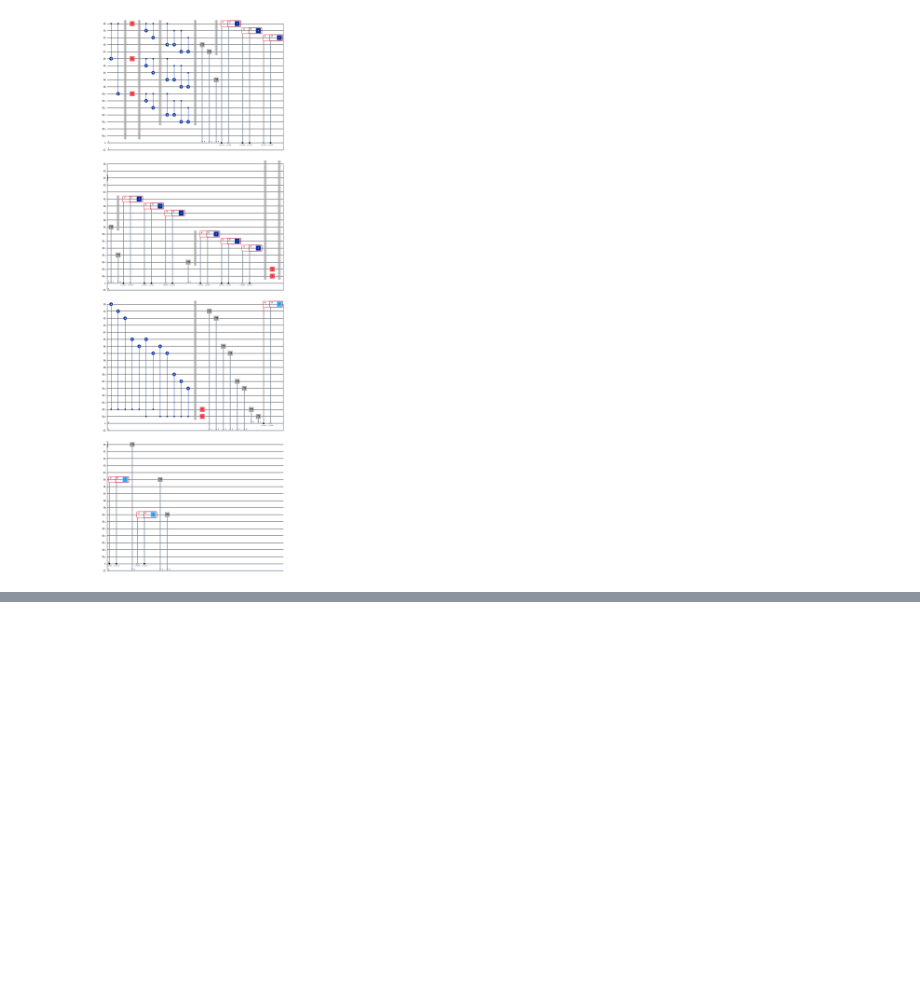
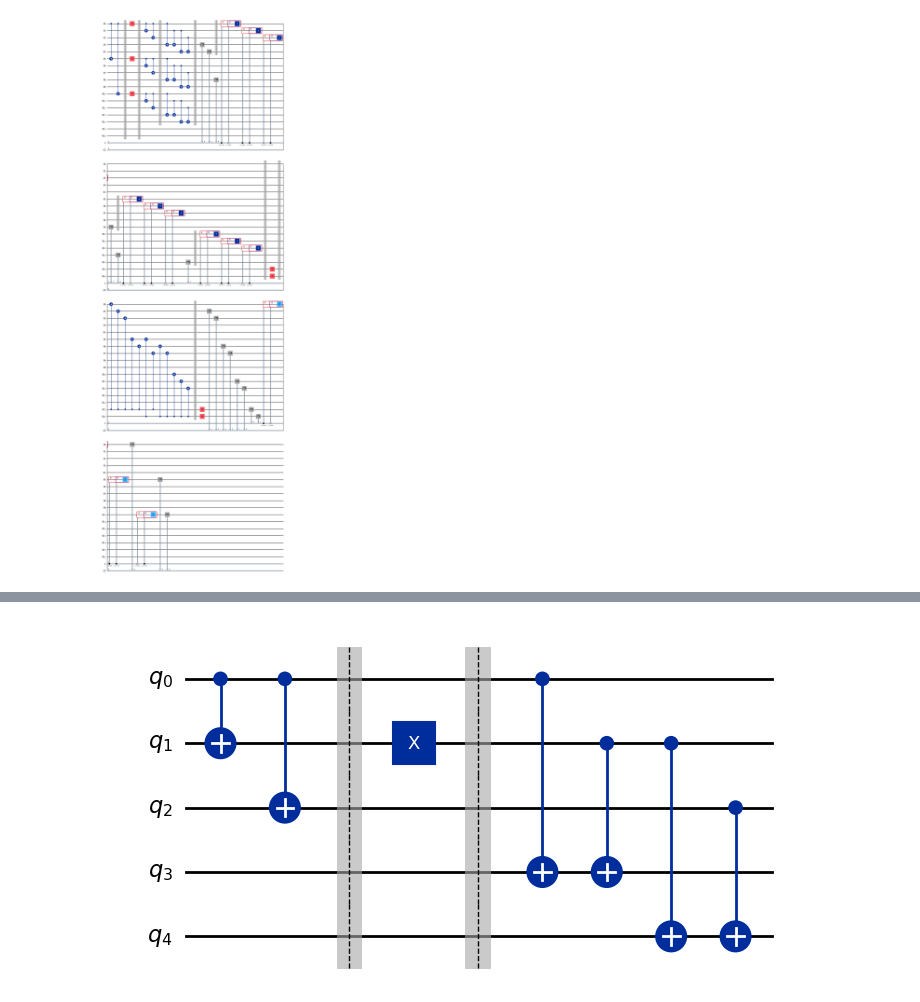
Before and after one commit to Huaiyuan-Jing/Quantum_Algorithm, a Jupyter notebook: shorCode.ipynb, the cells around one changed output, grey strips where cells are left out. Cells and saved outputs as stored; diff of their text form; code cells hidden in the pictures; blank space fills up the shorter version.

Commit message:
update partial circuit

```diff
--- a/shorCode.ipynb
+++ b/shorCode.ipynb
@@ -95,0 +96,15 @@ plot_histogram(counts)
+# %%
+qc = QuantumCircuit(5)
+qc.cx(0, 1)
+qc.cx(0, 2)
+qc.barrier()
+qc.x(1)
+qc.barrier()
+qc.cx(0, 3)
+qc.cx(1, 3)
+qc.cx(1, 4)
+qc.cx(2, 4)
+
+qc.draw("mpl")
+# %% [output]
+[figure, added]
```
Also changed, not shown: parts of 1 cell of this notebook.
